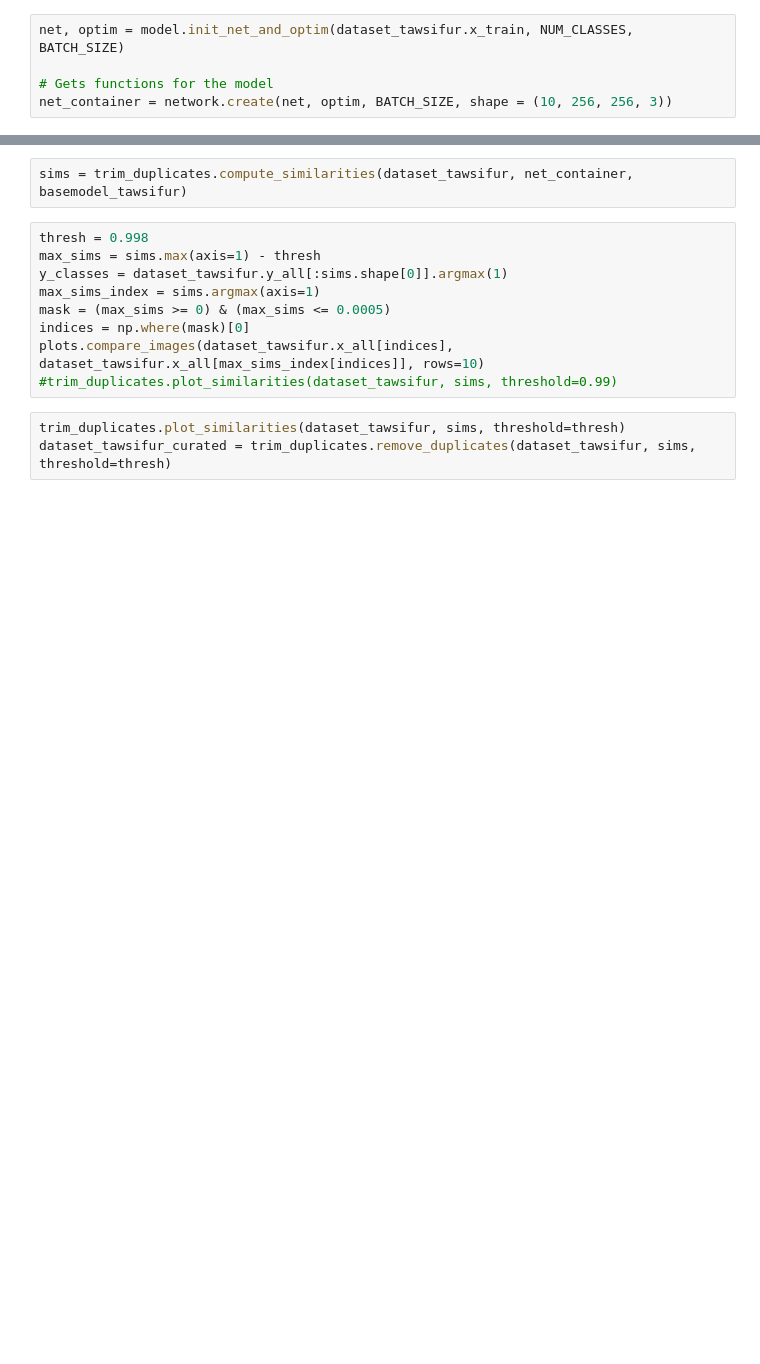
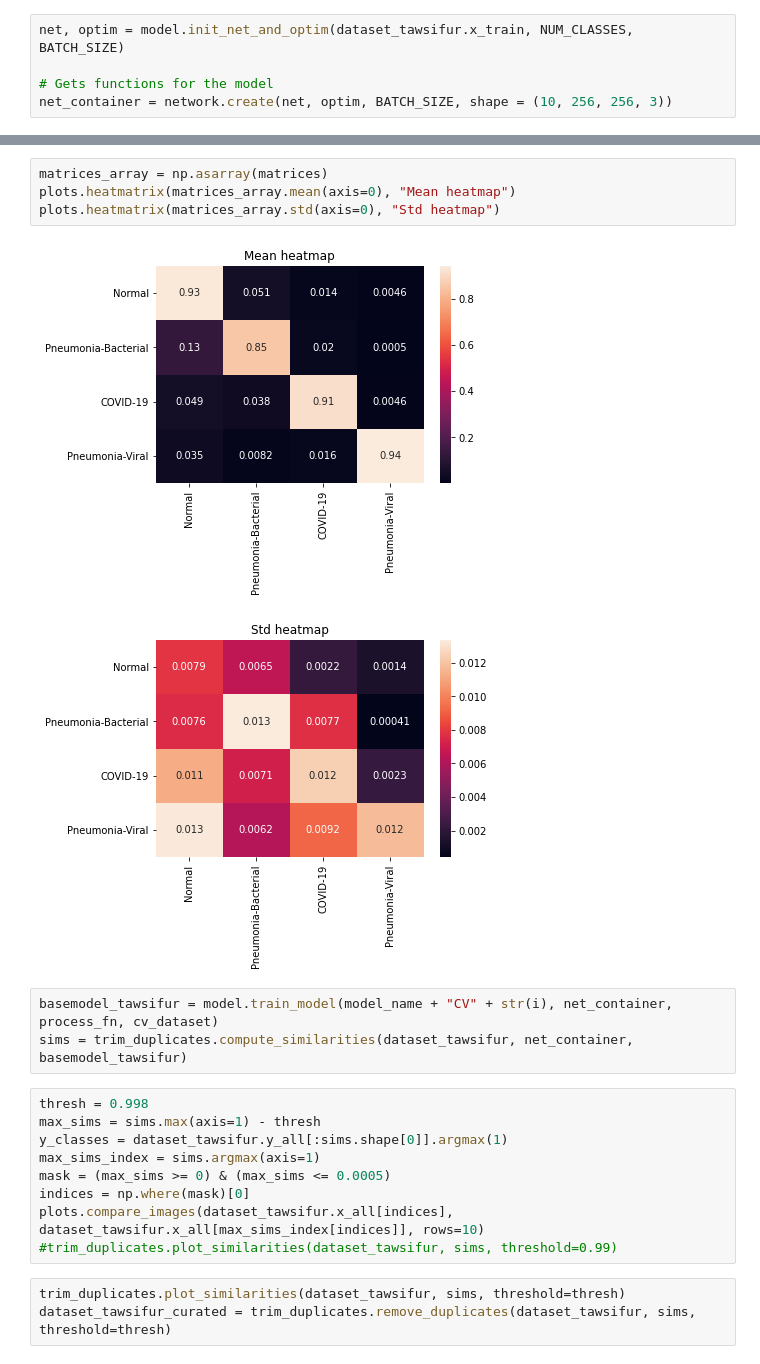
Before and after one commit to joaomarcoscsilva/issues-covid-image-diagnosis, a Jupyter notebook: TestsWithVariousDatasets.ipynb, the cells around one changed output, grey strips where cells are left out. Saved outputs shown, nothing was run; the diff lists cells and outputs as text; blank space fills up the shorter version.

```diff
--- a/TestsWithVariousDatasets.ipynb
+++ b/TestsWithVariousDatasets.ipynb
@@ -32,4 +82,12 @@ plots.confusion_matrix(dataset_tawsifur, y_test_pred_tawsifur, "Tawsifur - Not c
+# %%
+matrices_array = np.asarray(matrices)
+plots.heatmatrix(matrices_array.mean(axis=0), "Mean heatmap")
+plots.heatmatrix(matrices_array.std(axis=0), "Std heatmap")
+# %% [output]
+[figure, added]
+[figure, added]
 # %%
+basemodel_tawsifur = model.train_model(model_name + "CV" + str(i), net_container, process_fn, cv_dataset)
 sims = trim_duplicates.compute_similarities(dataset_tawsifur, net_container, basemodel_tawsifur)
 # %%
 thresh = 0.998
```
Also changed, not shown: parts of 9 cells of this notebook, 3 other files.
